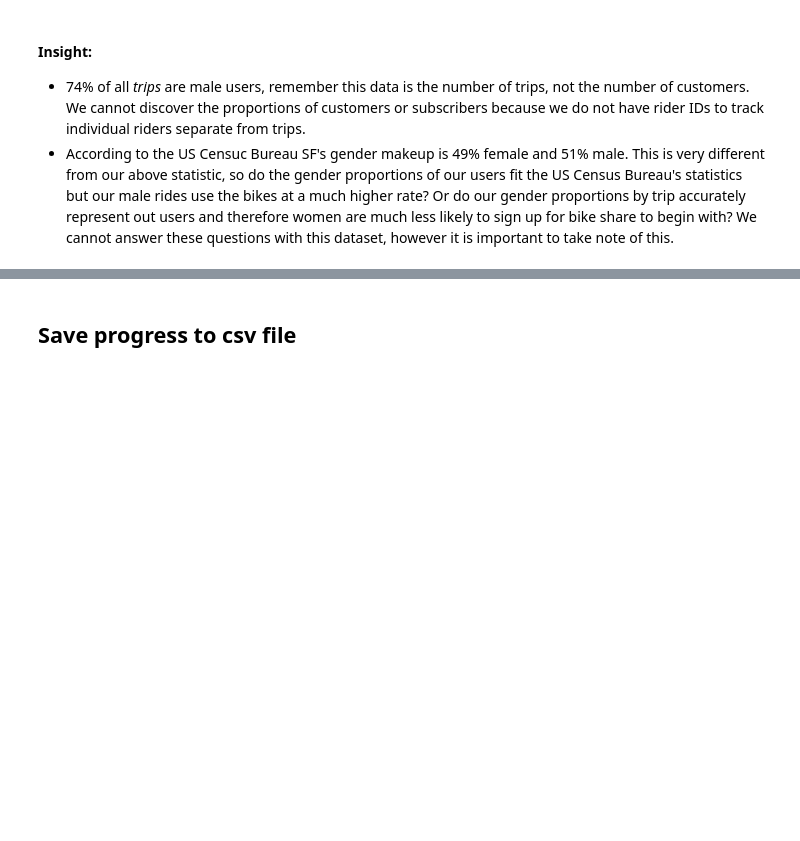
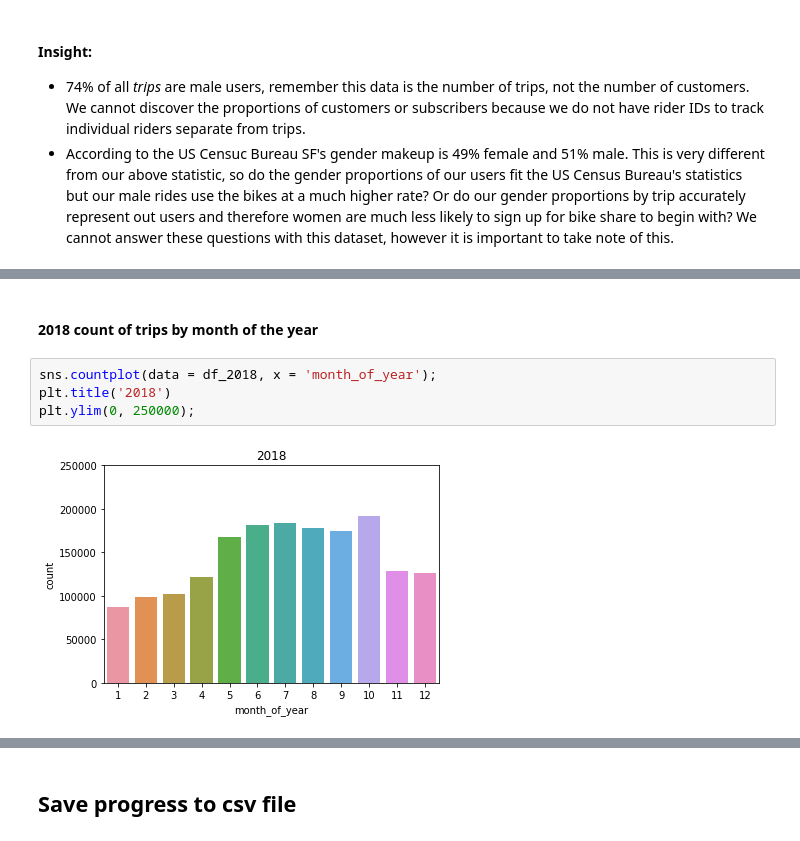
Before and after one commit to mga321/ford_gobike, a Jupyter notebook: ford-go-bike-exploratory-analysis.ipynb, the cells around one changed output, grey strips where cells are left out. Cells and saved outputs as stored; diff of their text form; blank space fills up the shorter version.

```diff
--- a/ford-go-bike-exploratory-analysis.ipynb
+++ b/ford-go-bike-exploratory-analysis.ipynb
@@ -340,0 +437,8 @@ len(df.query('member_gender == "Female"'))/len(df)
+# %% [markdown]
+#### 2018 count of trips by month of the year
+# %%
+sns.countplot(data = df_2018, x = 'month_of_year');
+plt.title('2018')
+plt.ylim(0, 250000);
+# %% [output]
+[figure, added]
```
Also changed, not shown: parts of 48 cells of this notebook.
